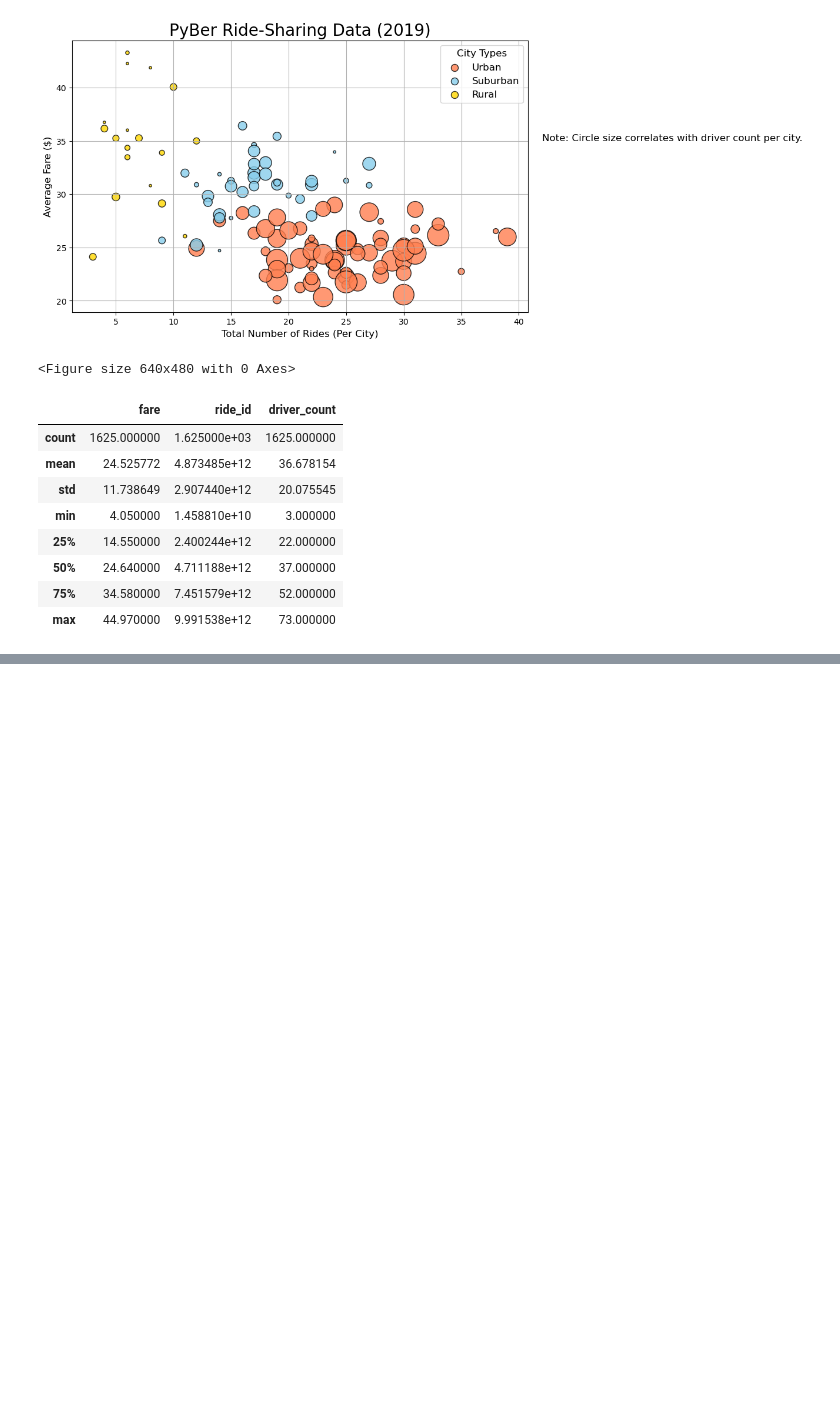
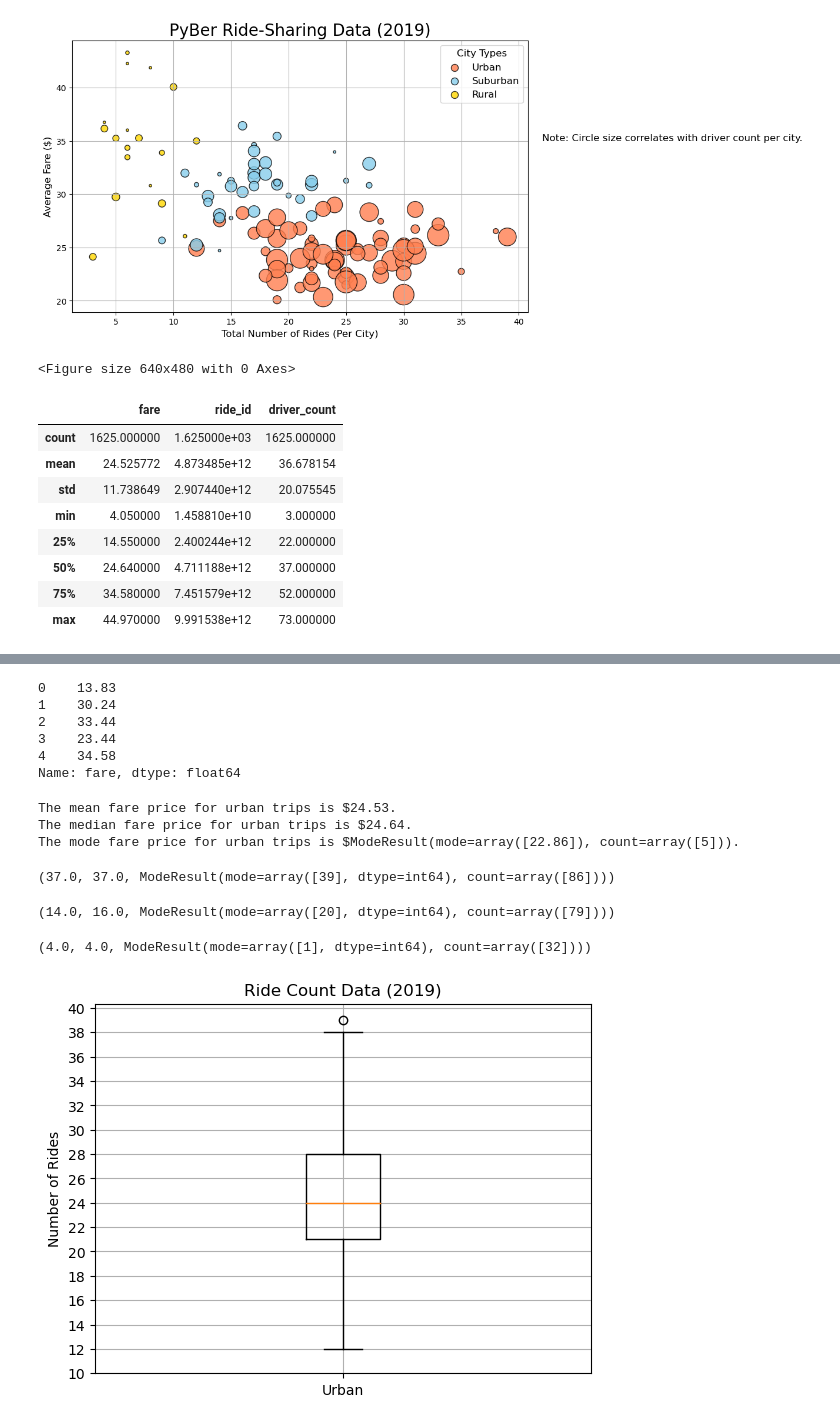
Before and after one commit to LordNebbs/BootcampModule5, a Jupyter notebook: Pyber.ipynb, the cells around one changed output, grey strips where cells are left out. Saved outputs shown, nothing was run; the diff lists cells and outputs as text; code cells hidden in the pictures; blank space fills up the shorter version.

Commit message:
chart update

```diff
--- a/Pyber.ipynb
+++ b/Pyber.ipynb
@@ -335,0 +454,11 @@ urban_cities_df.describe()
+# %%
+# Get the fares for the urban cities.
+urban_fares = urban_cities_df["fare"]
+urban_fares.head()
+# %% [output]
+0    13.83
+1    30.24
+2    33.44
+3    23.44
+4    34.58
+Name: fare, dtype: float64
@@ -335,0 +469,55 @@ urban_cities_df.describe()
+# %%
+# Calculate the measures of central tendency for the average fare for the urban cities.
+mean_urban_fares = np.mean(urban_fares)
+print(f"The mean fare price for urban trips is ${mean_urban_fares:.2f}.")
+
+median_urban_fares = np.median(urban_fares)
+print(f"The median fare price for urban trips is ${median_urban_fares:.2f}.")
+
+mode_urban_fares = sts.mode(urban_fares)
+print(f"The mode fare price for urban trips is ${mode_urban_fares}.")
+# %% [output]
+The mean fare price for urban trips is $24.53.
+The median fare price for urban trips is $24.64.
+The mode fare price for urban trips is $ModeResult(mode=array([22.86]), count=array([5])).
+# %%
+#Get all the stats for Numbers of Drivers by city type
+urban_drivers=urban_cities_df["driver_count"]
+avg_urban_drivers=np.mean(urban_drivers)
+med_urban_drivers=np.median(urban_drivers)
+mode_urban_drivers=sts.mode(urban_drivers)
+
+round(avg_urban_drivers, 0), med_urban_drivers, mode_urban_drivers
+# %% [output]
+(37.0, 37.0, ModeResult(mode=array([39], dtype=int64), count=array([86])))
+# %%
+suburban_drivers=suburban_cities_df["driver_count"]
+avg_suburban_drivers=np.mean(suburban_drivers)
+med_suburban_drivers=np.median(suburban_drivers)
+mode_suburban_drivers=sts.mode(suburban_drivers)
+
+round(avg_suburban_drivers, 0), med_suburban_drivers, mode_suburban_drivers
+# %% [output]
+(14.0, 16.0, ModeResult(mode=array([20], dtype=int64), count=array([79])))
+# %%
+rural_drivers=rural_cities_df["driver_count"]
+avg_rural_drivers=np.mean(rural_drivers)
+med_rural_drivers=np.median(rural_drivers)
+mode_rural_drivers=sts.mode(rural_drivers)
+
+round(avg_rural_drivers, 0), med_rural_drivers, mode_rural_drivers
+# %% [output]
+(4.0, 4.0, ModeResult(mode=array([1], dtype=int64), count=array([32])))
+# %%
+# Create a box-and-whisker plot for the urban cities ride count.
+x_labels = ["Urban"]
+fig, ax = plt.subplots()
+ax.boxplot(urban_ride_count, labels=x_labels)
+# Add the title, y-axis label and grid.
+ax.set_title('Ride Count Data (2019)')
+ax.set_ylabel('Number of Rides')
+ax.set_yticks(np.arange(10, 41, step=2.0))
+ax.grid()
+plt.show()
+# %% [output]
+[figure, added]
```
Also changed, not shown: parts of 28 cells of this notebook, 4 other files.
